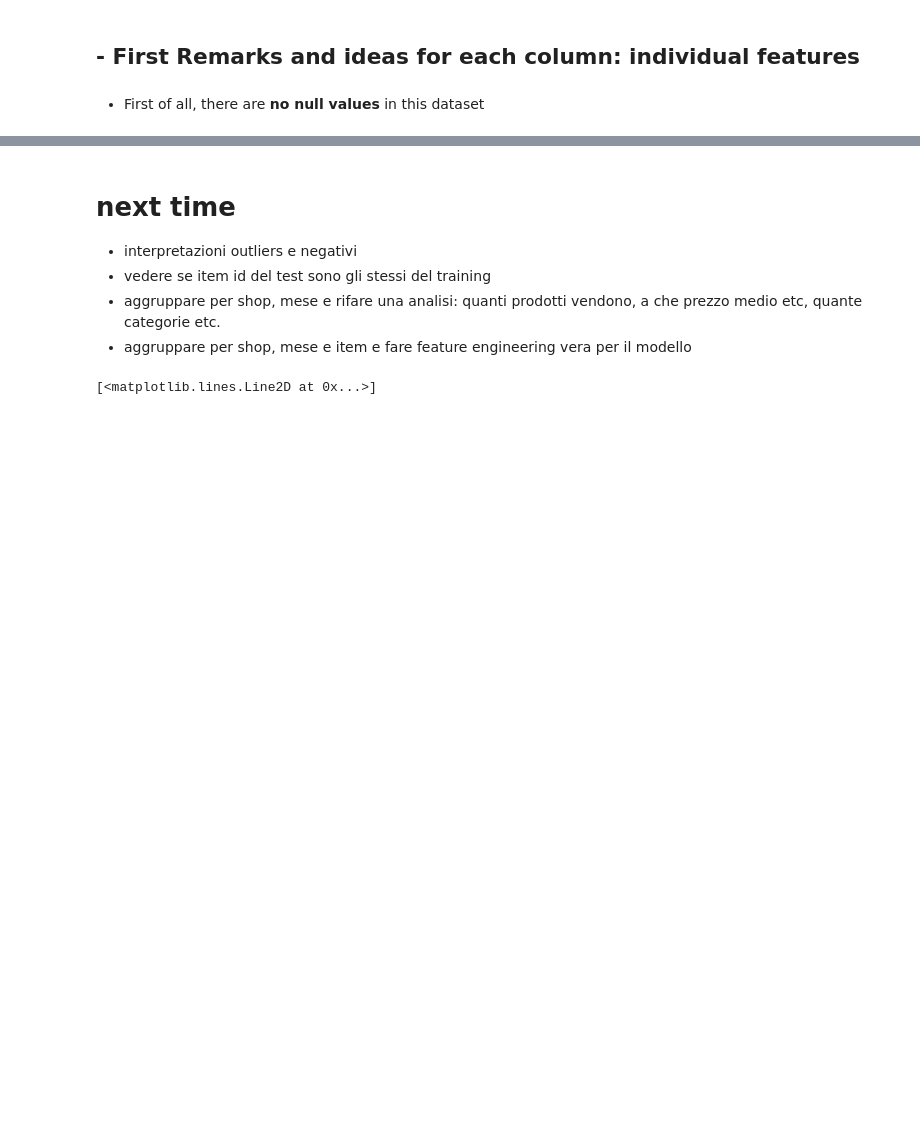
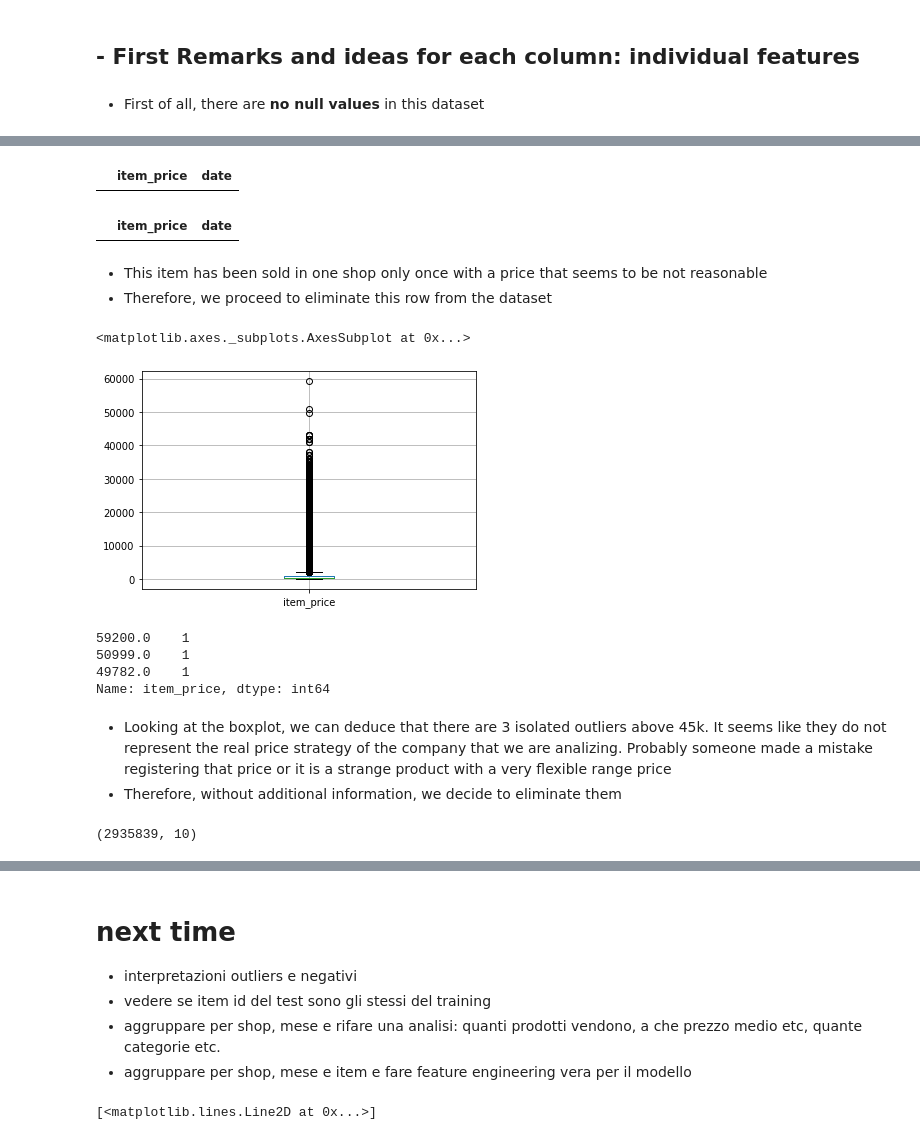
Before and after one commit to AlessandroBiagi/DataScienceProjects, a Jupyter notebook: Future_Sales/Predict_Future_Sales.ipynb, the cells around one changed output, grey strips where cells are left out. Cells and saved outputs as stored; diff of their text form; code cells hidden in the pictures; blank space fills up the shorter version.

```diff
--- a/Future_Sales/Predict_Future_Sales.ipynb
+++ b/Future_Sales/Predict_Future_Sales.ipynb
@@ -150,0 +180,4 @@ hist_boxplot(df[cols_names])
+# %%
+df['item_price'] = np.where(df['item_price']==-1,
+                            2499.0,
+                            df['item_price'])
@@ -150,0 +190,28 @@ hist_boxplot(df[cols_names])
+# %%
+df[(df['item_id']==6066) & (df['shop_id']==12) & (df['item_price']<300000)][['item_price', 'date']]
+# %% [output]
+|  | item_price | date |
+# %%
+df[(df['item_id']==6066) & (df['item_price']<300000)][['item_price', 'date']]
+# %% [output]
+|  | item_price | date |
+# %% [markdown]
+- This item has been sold in one shop only once with a price that seems to be not reasonable
+- Therefore, we proceed to eliminate this row from the dataset
+# %%
+df = df[df['item_id'] != 6066]
+# %%
+df.boxplot(column='item_price')
+# %% [output]
+<matplotlib.axes._subplots.AxesSubplot at 0x...>
+[figure, added]
+# %%
+df[df['item_price']>45000]['item_price'].value_counts().sort_index(ascending=False)
+# %% [output]
+59200.0    1
+50999.0    1
+49782.0    1
+Name: item_price, dtype: int64
+# %% [markdown]
+- Looking at the boxplot, we can deduce that there are 3 isolated outliers above 45k. It seems like they do not represent the real price strategy of the company that we are analizing. Probably someone made a mistake registering that price or it is a strange product with a very flexible range price
+- Therefore, without additional information, we decide to eliminate them
@@ -150,0 +220,4 @@ hist_boxplot(df[cols_names])
+# %%
+df.shape
+# %% [output]
+(2935839, 10)
```
Also changed, not shown: parts of 35 cells of this notebook, 3 other files.
